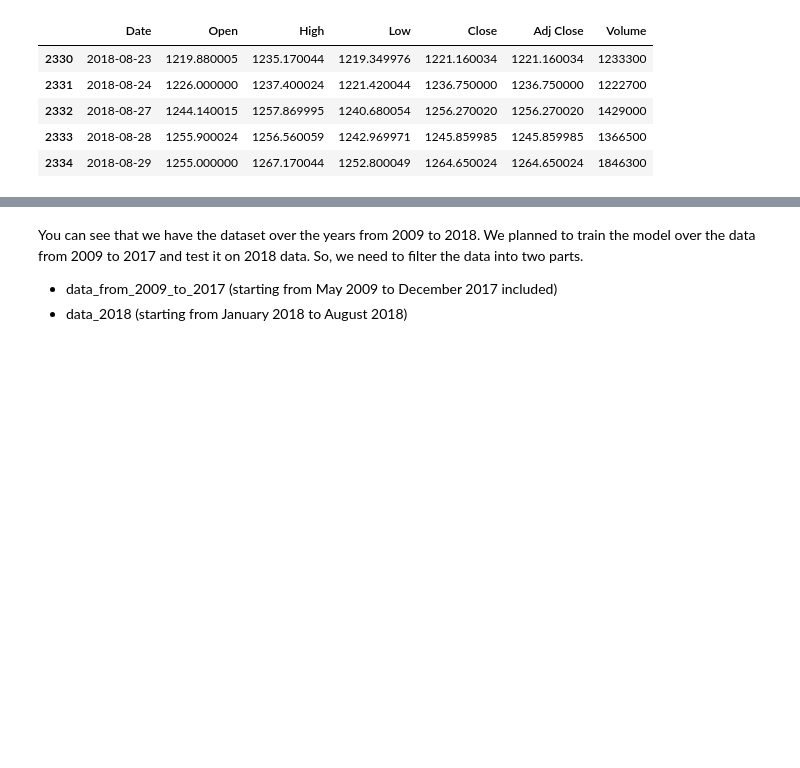
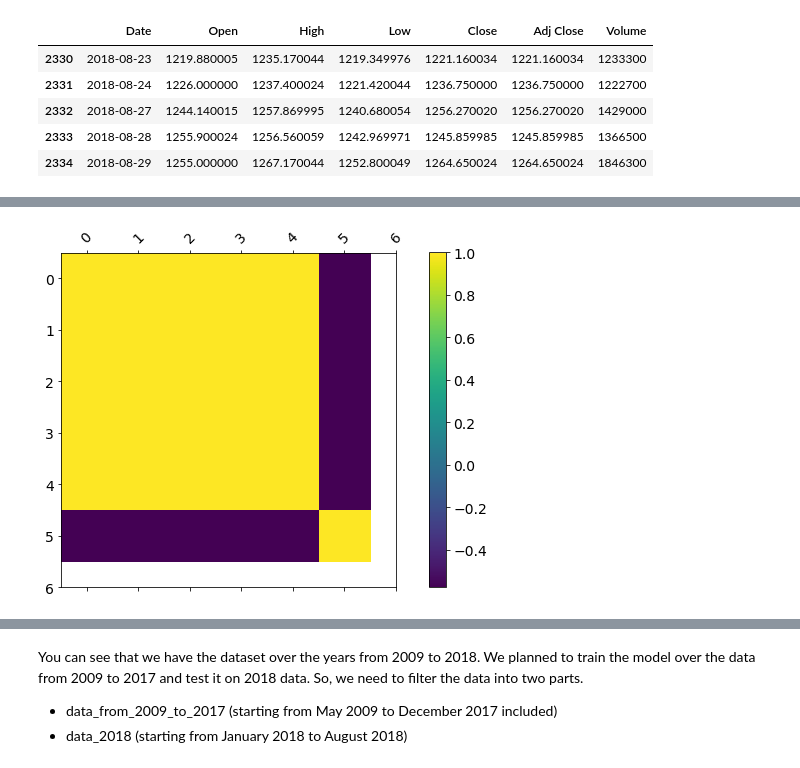
Before and after one commit to vchrombie/shuri, a Jupyter notebook: stock-price-prediction.ipynb, the cells around one changed output, grey strips where cells are left out. Saved outputs shown, nothing was run; the diff lists cells and outputs as text; code cells hidden in the pictures; blank space fills up the shorter version.

```diff
--- a/stock-price-prediction.ipynb
+++ b/stock-price-prediction.ipynb
@@ -40,0 +100,11 @@ totaldata.tail()
+# %%
+# Correlation Matrix Plot
+
+f = plt.figure(figsize=(12, 6))
+plt.matshow(totaldata.corr(), fignum=f.number)
+plt.xticks(range(df.shape[1]), df.columns, fontsize=14, rotation=45)
+plt.yticks(range(df.shape[1]), df.columns, fontsize=14)
+cb = plt.colorbar()
+cb.ax.tick_params(labelsize=14)
+# %% [output]
+[figure, added]
```
Also changed, not shown: parts of 11 cells of this notebook.
